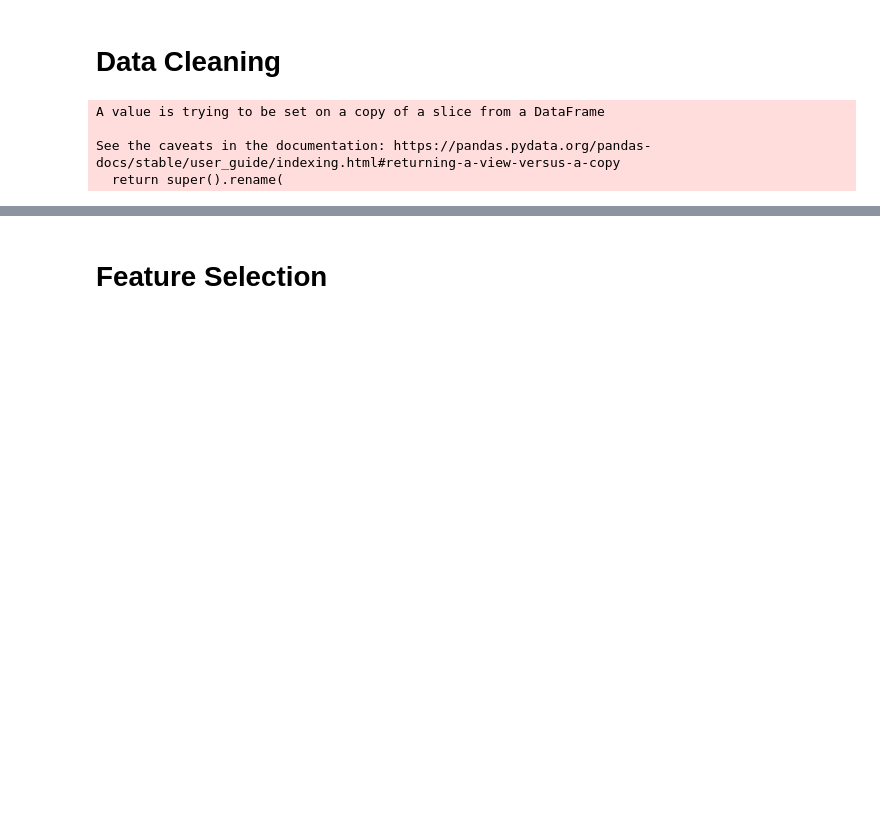
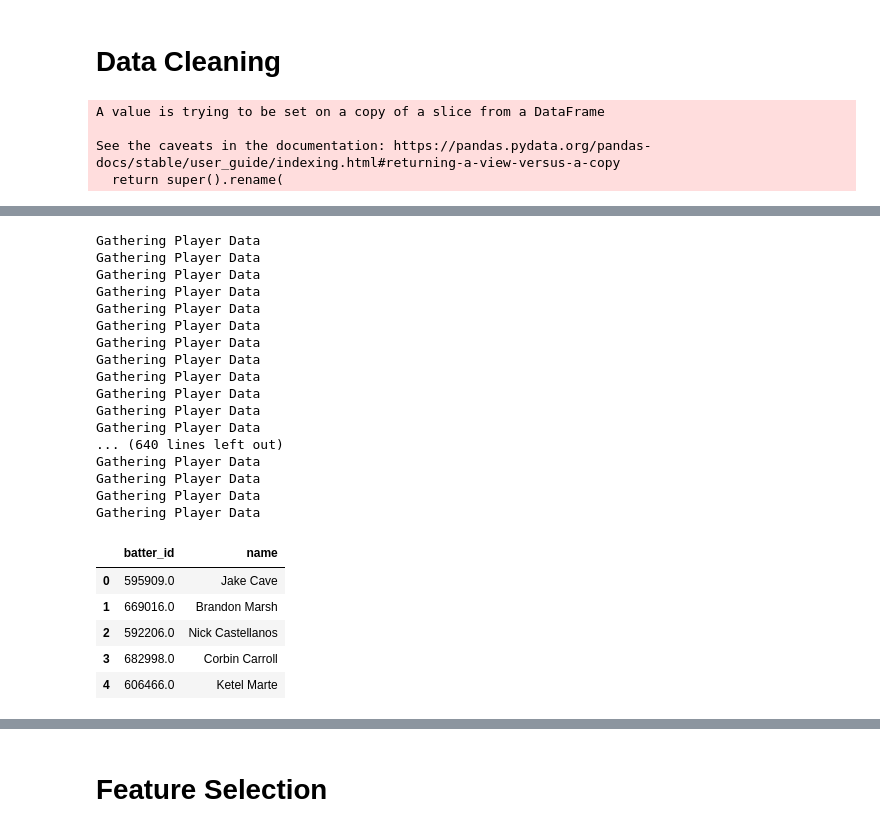
Before and after one commit to genocous/si_339_final_project, a Jupyter notebook: Python Code/stuff_plus.ipynb, the cells around one changed output, grey strips where cells are left out. Drawn from its saved outputs; the diff is of its cells as text; code cells hidden in the pictures; blank space fills up the shorter version.

```diff
--- a/Python Code/stuff_plus.ipynb
+++ b/Python Code/stuff_plus.ipynb
@@ -62,7 +62,7 @@ df = data[columns]
 # Rename columns for easier access
 column_mapping = {
     'game_date': 'date',
-    'player_name': 'name',
+    'player_name': 'pitcher_name',
     'batter': 'batter_id',
     'p_throws': 'p_hand',
     'stand': 'batter_side',
@@ -92,10 +92,10 @@ See the caveats in the documentation: https://pandas.pydata.org/pandas-docs/stab
 # pitcher name, pitcher team, pitch type
 
 # Edit the pitcher names so the first name is first and the last name is last
-df['name'] = df['name'].str.split(' ', expand=True)[1] + ' ' + df['name'].str.split(' ', expand=True)[0]
+df['pitcher_name'] = df['pitcher_name'].str.split(' ', expand=True)[1] + ' ' + df['pitcher_name'].str.split(' ', expand=True)[0]
 
 # Remove the comma from the last name
-df['name'] = df['name'].replace(',', '', regex=True)
+df['pitcher_name'] = df['pitcher_name'].replace(',', '', regex=True)
 # %% [output]
 A value is trying to be set on a copy of a slice from a DataFrame.
 Try using .loc[row_indexer,col_indexer] = value instead
@@ -122,0 +110,70 @@ df.head()
+# %%
+# Get a list of unique batter IDs in the dataframe
+batter_ids = df['batter_id'].unique()
+
+# Initialize an empty DataFrame to store the player names
+df_batters = pd.DataFrame()
+
+# Loop over the batter IDs and look up the player names
+for batter_id in batter_ids:
+    try:
+        # Get data for the batter
+        data = statcast_batter('2023-03-30', '2023-10-24', batter_id)
+
+        # Get the player's name
+        name = data['player_name'].iloc[0]
+
+        # Append the batter ID and name to df_batters
+        df_batters = df_batters.append({'batter_id': batter_id, 'name': name}, ignore_index=True)
+    except:
+        print(f"No player found for ID {batter_id}")
+
+# Split the 'name' column into a DataFrame of separate words
+name_df = df_batters['name'].str.split(' ', expand=True)
+
+# Initialize an empty list to store the new names
+new_names = []
+
+# Loop over the rows in name_df
+for i, row in name_df.iterrows():
+    # If the name has only two words, use the existing method
+    if row.count() == 2:
+        new_name = row[1] + ' ' + row[0]
+    # If the name has more than two words, use the other method
+    else:
+        first_name = row[row.last_valid_index()]
+        last_name = ' '.join(row[:row.last_valid_index()].dropna())
+        new_name = first_name + ' ' + last_name
+
+    # Remove the comma from the new name
+    new_name = new_name.replace(',', '')
+
+    # Append the new name to new_names
+    new_names.append(new_name)
+
+# Replace the 'name' column in df_batters with new_names
+df_batters['name'] = new_names
+# %% [output]
+Gathering Player Data
+Gathering Player Data
+Gathering Player Data
+Gathering Player Data
+Gathering Player Data
+Gathering Player Data
+Gathering Player Data
+Gathering Player Data
+Gathering Player Data
+Gathering Player Data
+Gathering Player Data
+Gathering Player Data
+... (640 lines left out)
+Gathering Player Data
+Gathering Player Data
+Gathering Player Data
+Gathering Player Data
+|  | batter_id | name |
+| 0 | 595909.0 | Jake Cave |
+| 1 | 669016.0 | Brandon Marsh |
+| 2 | 592206.0 | Nick Castellanos |
+| 3 | 682998.0 | Corbin Carroll |
+| 4 | 606466.0 | Ketel Marte |
```
Also changed, not shown: parts of 35 cells of this notebook, 11 other files.
